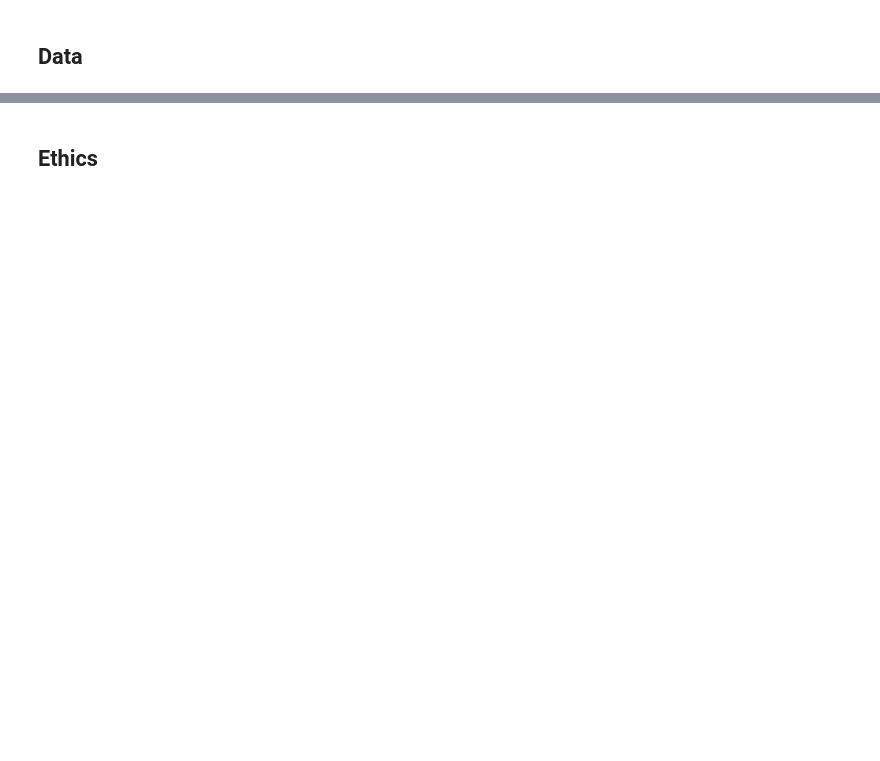
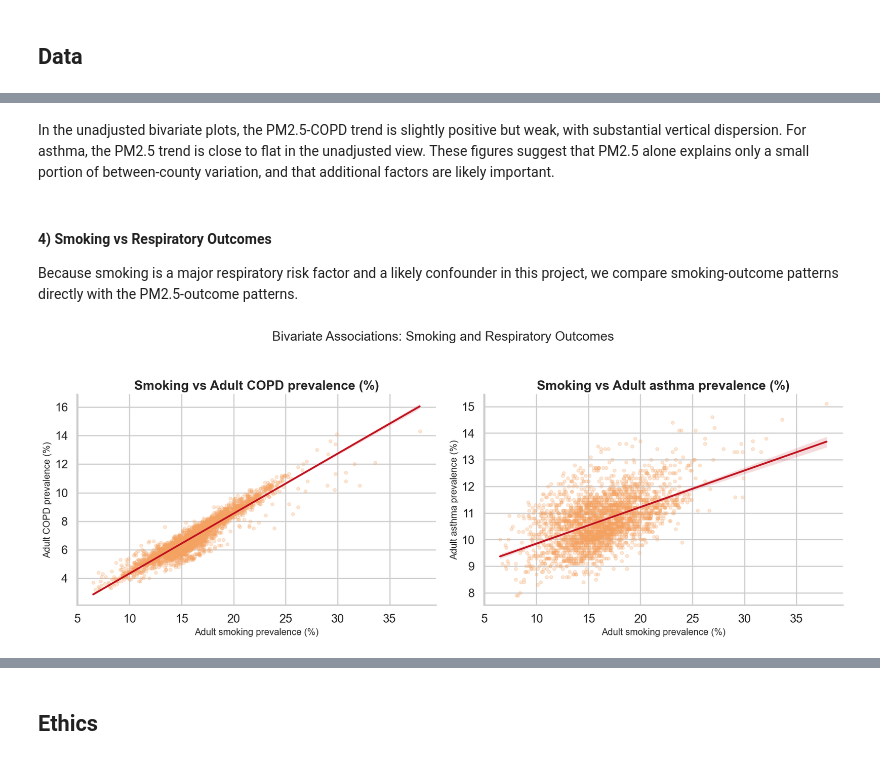
Before and after one commit to COGS108/Group142_WI26, a Jupyter notebook: 02-EDACheckpoint.ipynb, the cells around one changed output, grey strips where cells are left out. Drawn from its saved outputs; the diff is of its cells as text; code cells hidden in the pictures; blank space fills up the shorter version.

```diff
--- a/02-EDACheckpoint.ipynb
+++ b/02-EDACheckpoint.ipynb
@@ -204,0 +270,32 @@ Some more words and stuff.  Remember notebooks work best if you interleave the c
+# %% [markdown]
+In the unadjusted bivariate plots, the PM2.5-COPD trend is slightly positive but weak, with substantial vertical dispersion. For asthma, the PM2.5 trend is close to flat in the unadjusted view. These figures suggest that PM2.5 alone explains only a small portion of between-county variation, and that additional factors are likely important.
+# %% [markdown]
+#### 4) Smoking vs Respiratory Outcomes
+
+Because smoking is a major respiratory risk factor and a likely confounder in this project, we compare smoking-outcome patterns directly with the PM2.5-outcome patterns.
+# %%
+fig, axes = plt.subplots(1, 2, figsize=(16, 6))
+
+outcomes = [
+    ('copd', 'Adult COPD prevalence (%)'),
+    ('asthma', 'Adult asthma prevalence (%)'),
+]
+
+for ax, (y, y_label) in zip(axes, outcomes):
+    sns.regplot(
+        data=analysis_complete,
+        x='smoking',
+        y=y,
+        scatter_kws={'alpha': 0.25, 's': 20, 'color': '#f4a261'},
+        line_kws={'color': '#c1121f', 'linewidth': 2.5},
+        ax=ax,
+    )
+    ax.set_title(f'Smoking vs {y_label}')
+    ax.set_xlabel('Adult smoking prevalence (%)')
+    ax.set_ylabel(y_label)
+
+plt.suptitle('Bivariate Associations: Smoking and Respiratory Outcomes', y=1.03, fontsize=18)
+plt.tight_layout()
+plt.show()
+# %% [output]
+[figure, added]
```
Also changed, not shown: parts of 60 cells of this notebook.
